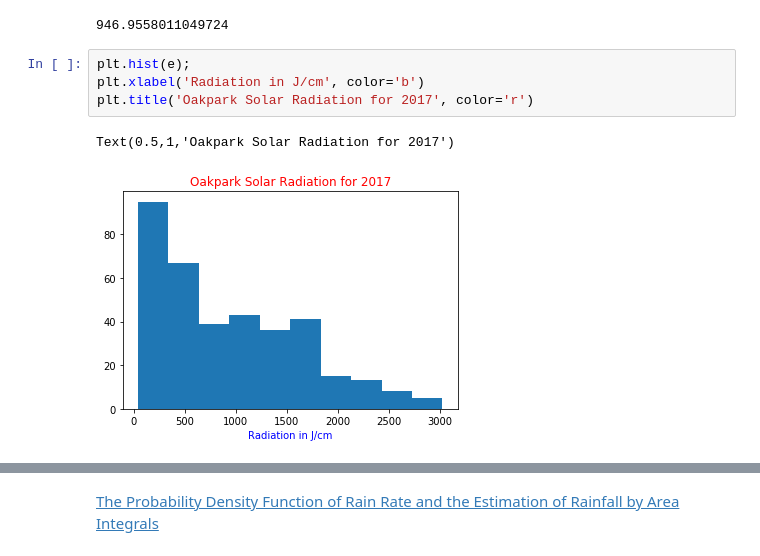
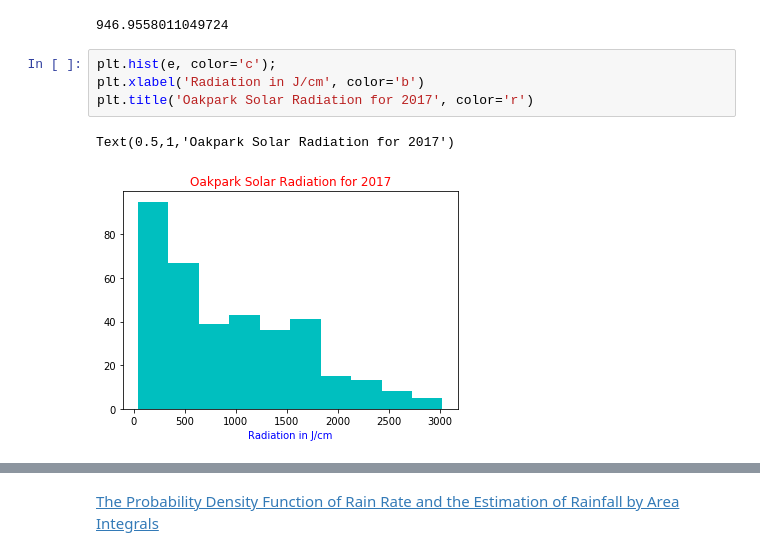
Before and after one commit to jruther/Programming_for_DA_PROJECT, a Jupyter notebook: Programming for DA _PROJECT-Copy2.ipynb, the cells around one changed output, grey strips where cells are left out. Cells and saved outputs as stored; diff of their text form.

```diff
--- a/Programming for DA _PROJECT-Copy2.ipynb
+++ b/Programming for DA _PROJECT-Copy2.ipynb
@@ -369,9 +391,9 @@ e.mean() #just checking!
 # %% [output]
 946.9558011049724
 # %%
-plt.hist(e);
+plt.hist(e, color='c');
 plt.xlabel('Radiation in J/cm', color='b')
 plt.title('Oakpark Solar Radiation for 2017', color='r')
 # %% [output]
 Text(0.5,1,'Oakpark Solar Radiation for 2017')
-[figure, old version]
+[figure, new version]
```
Also changed, not shown: parts of 30 cells of this notebook, 5 other files.
